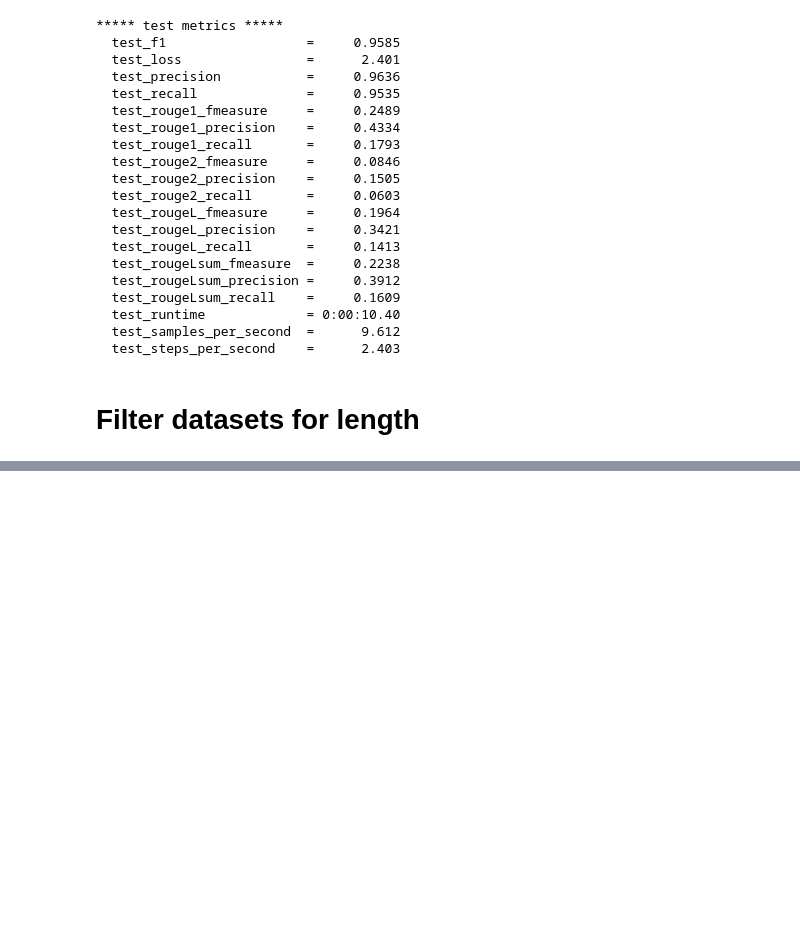
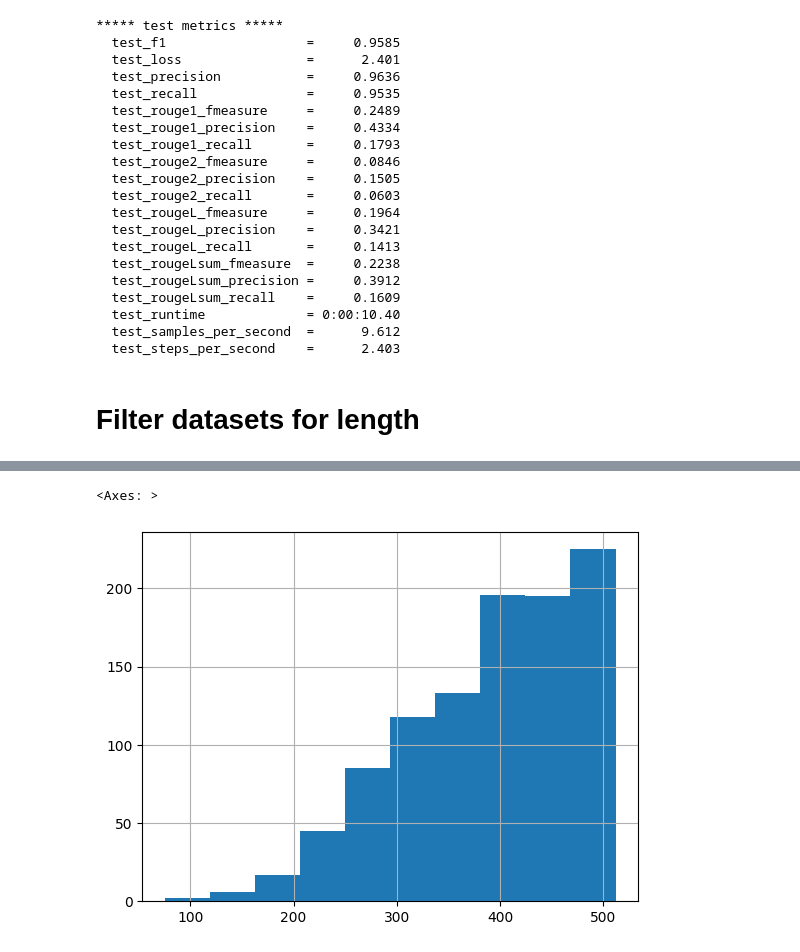
Before and after one commit to PavlosPo/nlp-optimizers-aueb-2, a Jupyter notebook: cnn_dailymail/data_analysis.ipynb, the cells around one changed output, grey strips where cells are left out. Cells and saved outputs as stored; diff of their text form; code cells hidden in the pictures; blank space fills up the shorter version.

```diff
--- a/cnn_dailymail/data_analysis.ipynb
+++ b/cnn_dailymail/data_analysis.ipynb
@@ -419,5 +412,10 @@ min        99.000000
 max       512.000000
 Name: input_ids, dtype: float64
+# %%
+df['input_ids'].apply(len).hist()
+# %% [output]
+<Axes: >
+[figure, added]
 # %%
 df['labels'].apply(len).describe(percentiles=[0.25, 0.5, 0.75, 0.9, 0.95, 0.99])
 # %% [output]
```
Also changed, not shown: parts of 7 cells of this notebook, 1 other file.
